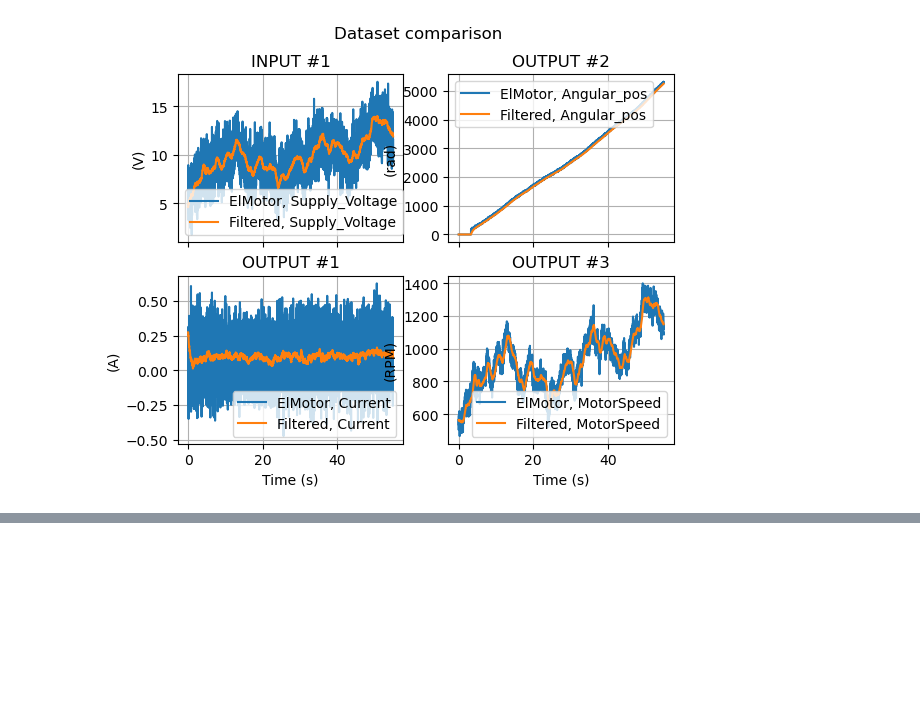
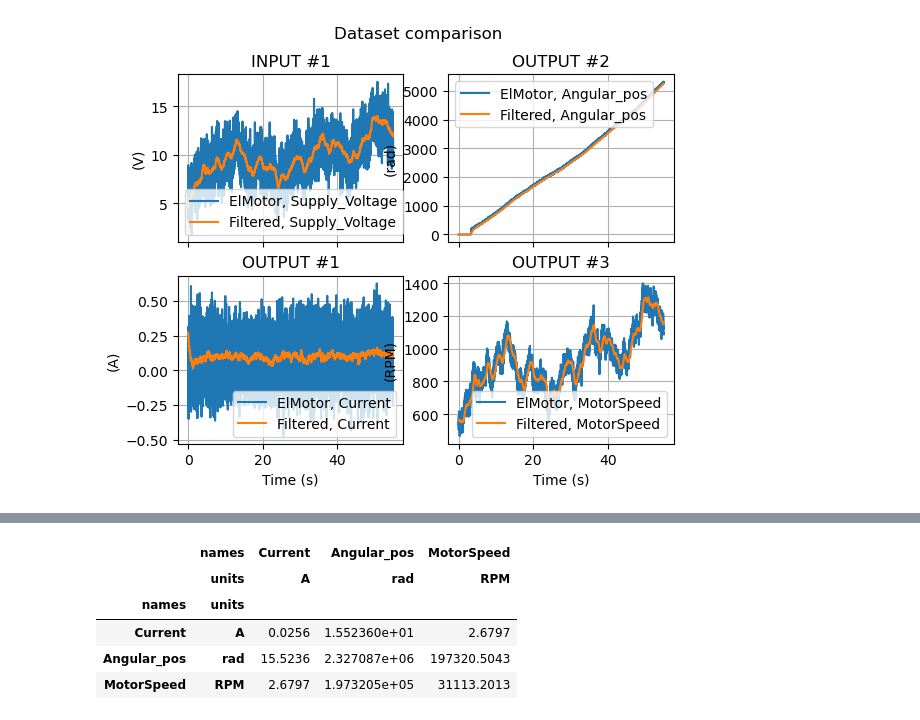
Before and after one commit to VolvoGroup/dymoval, a Jupyter notebook: scripts/tutorial.ipynb, the cells around one changed output, grey strips where cells are left out. Saved outputs shown, nothing was run; the diff lists cells and outputs as text; code cells hidden in the pictures; blank space fills up the shorter version.

```diff
--- a/scripts/tutorial.ipynb
+++ b/scripts/tutorial.ipynb
@@ -107,6 +107,7 @@ dmv.compare_datasets(ds,ds_filt)
 # %% [output]
 [figure]
 # %%
-ds.coverage[2]
+mean_in, cov_in, mean_out, cov_out = ds.coverage
+mean_out
 # %% [output]
 names        units
@@ -116,4 +117,13 @@ MotorSpeed   RPM       929.300325
 dtype: float64
+# %%
+cov_out
+# %% [output]
+|  | names | Current | Angular_pos | MotorSpeed |
+|  | units | A | rad | RPM |
+| names | units |  |  |  |
+| Current | A | 0.0256 | 1.552360e+01 | 2.6797 |
+| Angular_pos | rad | 15.5236 | 2.327087e+06 | 197320.5043 |
+| MotorSpeed | RPM | 2.6797 | 1.973205e+05 | 31113.2013 |
 # %%
 dmv.compare_datasets(ds,ds_filt,kind="coverage")
 # %% [output]
```
Also changed, not shown: parts of 3 cells of this notebook, 1 other file.
